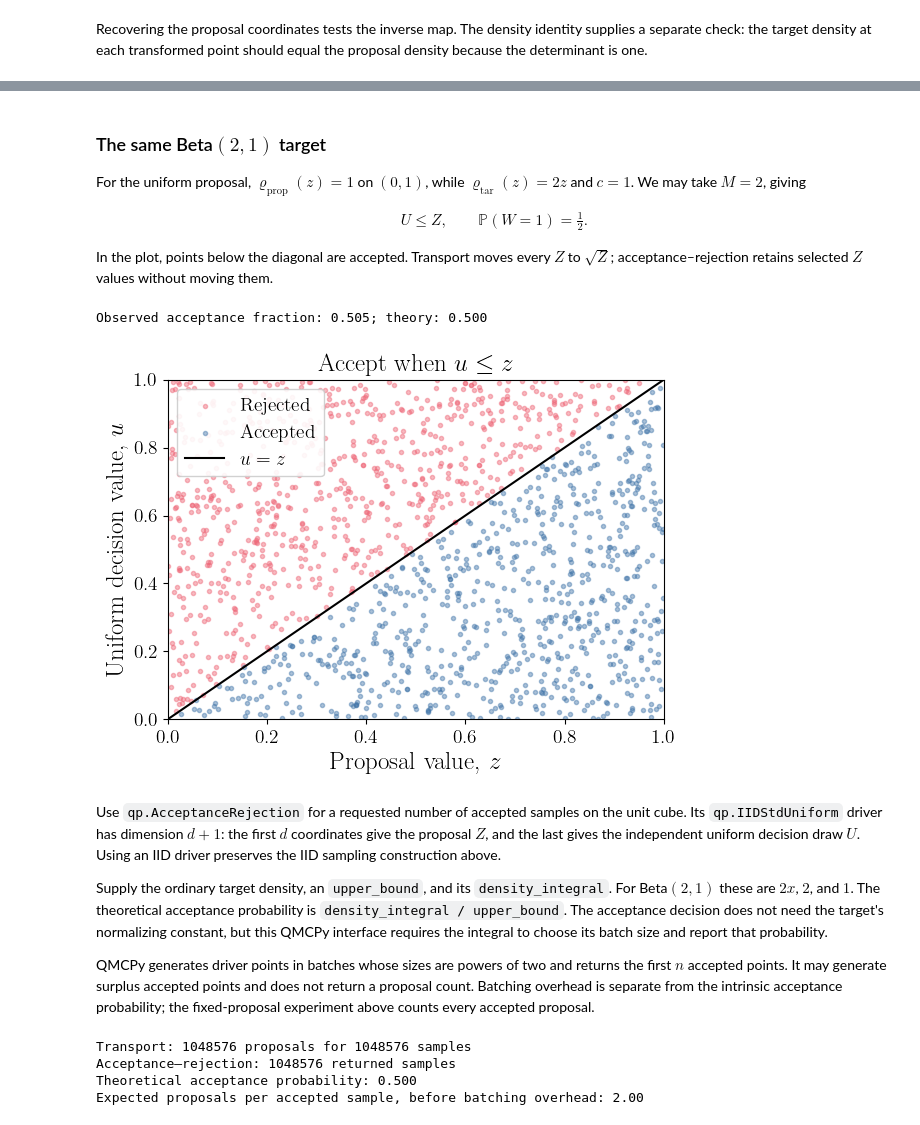
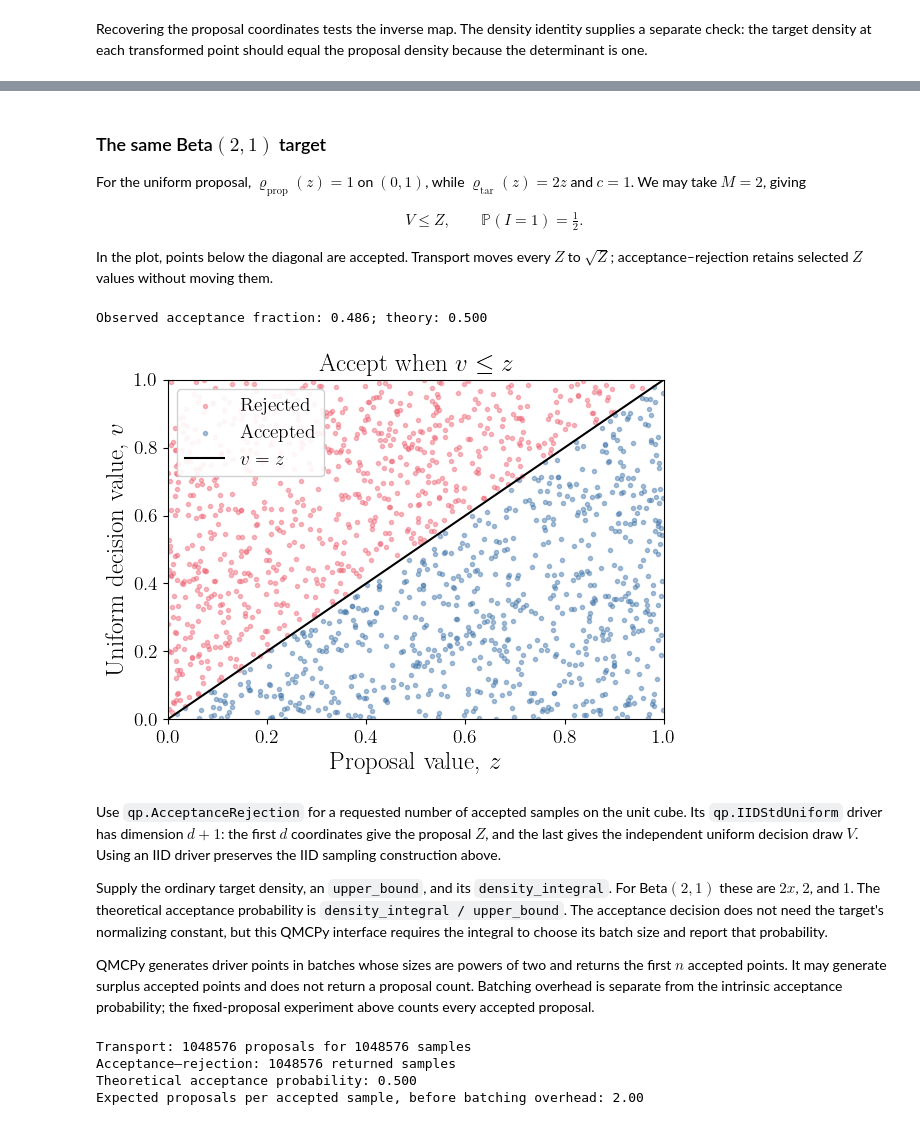
Before and after one commit to fjhickernell/MATH565Fall2026, a Jupyter notebook: notebooks/sampling/TransportMapsAndAcceptanceRejection.ipynb, the cells around one changed output, grey strips where cells are left out. Drawn from its saved outputs; the diff is of its cells as text; code cells hidden in the pictures.

```diff
--- a/notebooks/sampling/TransportMapsAndAcceptanceRejection.ipynb
+++ b/notebooks/sampling/TransportMapsAndAcceptanceRejection.ipynb
@@ -241,30 +242,30 @@ Thus $Mc$ is the expected number of proposals per accepted sample. A larger vali
 For the uniform proposal, $\varrho_{\mathrm{prop}}(z)=1$ on $(0,1)$, while $\varrho_{\mathrm{tar}}(z)=2z$ and $c=1$. We may take $M=2$, giving
 
 \begin{align*}
-U\le Z,\qquad \mathbb P(W=1)=\tfrac12.
+V\le Z,\qquad \mathbb P(I=1)=\tfrac12.
 \end{align*}
 
 In the plot, points below the diagonal are accepted. Transport moves every $Z$ to $\sqrt Z$; acceptance–rejection retains selected $Z$ values without moving them.
 # %%
 n_proposals_demo = 1500
 z_demo = rng.random(n_proposals_demo)
-u_demo = rng.random(n_proposals_demo)
-w_demo = u_demo <= z_demo
+v_demo = rng.random(n_proposals_demo)
+i_demo = v_demo <= z_demo
 fig, ax = plt.subplots(figsize=(6, 4.5))
 for keep, label, color in [(False, "Rejected", colors["red"]),
                             (True, "Accepted", colors["blue"])]:
-    mask = w_demo == keep
-    ax.scatter(z_demo[mask], u_demo[mask], s=9, alpha=0.45, color=color, label=label)
-ax.plot([0, 1], [0, 1], color="black", label="$u=z$")
-ax.set(xlabel="Proposal value, $z$", ylabel="Uniform decision value, $u$", title="Accept when $u\le z$", xlim=(0, 1), ylim=(0, 1))
+    mask = i_demo == keep
+    ax.scatter(z_demo[mask], v_demo[mask], s=9, alpha=0.45, color=color, label=label)
+ax.plot([0, 1], [0, 1], color="black", label="$v=z$")
+ax.set(xlabel="Proposal value, $z$", ylabel="Uniform decision value, $v$", title=r"Accept when $v\le z$", xlim=(0, 1), ylim=(0, 1))
 ax.legend(loc="upper left", frameon=True, facecolor="white", framealpha=0.9)
 plt.tight_layout()
-print(f"Observed acceptance fraction: {w_demo.mean():.3f}; theory: 0.500")
+print(f"Observed acceptance fraction: {i_demo.mean():.3f}; theory: 0.500")
 # %% [output]
-Observed acceptance fraction: 0.505; theory: 0.500
+Observed acceptance fraction: 0.486; theory: 0.500
-[figure, old version]
+[figure, new version]
 # %% [markdown]
-Use `qp.AcceptanceRejection` for a requested number of accepted samples on the unit cube. Its `qp.IIDStdUniform` driver has dimension $d+1$: the first $d$ coordinates give the proposal $Z$, and the last gives the independent uniform decision draw $U$. Using an IID driver preserves the IID sampling construction above.
+Use `qp.AcceptanceRejection` for a requested number of accepted samples on the unit cube. Its `qp.IIDStdUniform` driver has dimension $d+1$: the first $d$ coordinates give the proposal $Z$, and the last gives the independent uniform decision draw $V$. Using an IID driver preserves the IID sampling construction above.
 
 Supply the ordinary target density, an `upper_bound`, and its `density_integral`. For Beta$(2,1)$ these are $2x$, $2$, and $1$. The theoretical acceptance probability is `density_integral / upper_bound`. The acceptance decision does not need the target's normalizing constant, but this QMCPy interface requires the integral to choose its batch size and report that probability.
 
```
Also changed, not shown: parts of 8 cells of this notebook, 16 other files.
